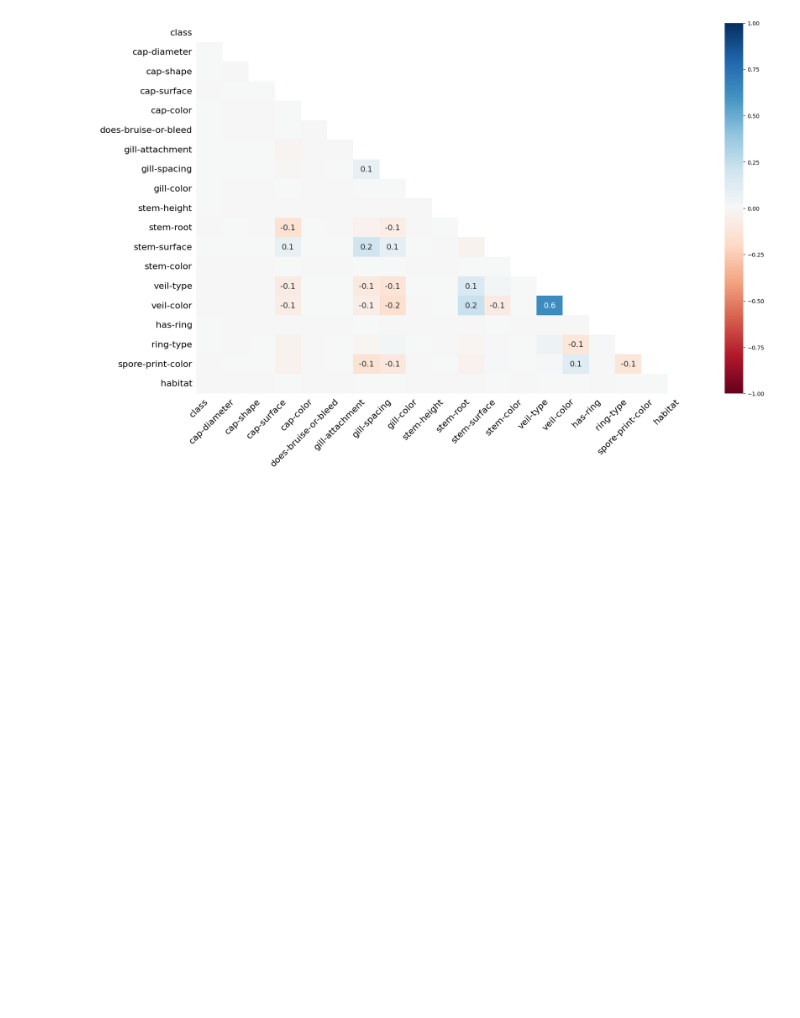
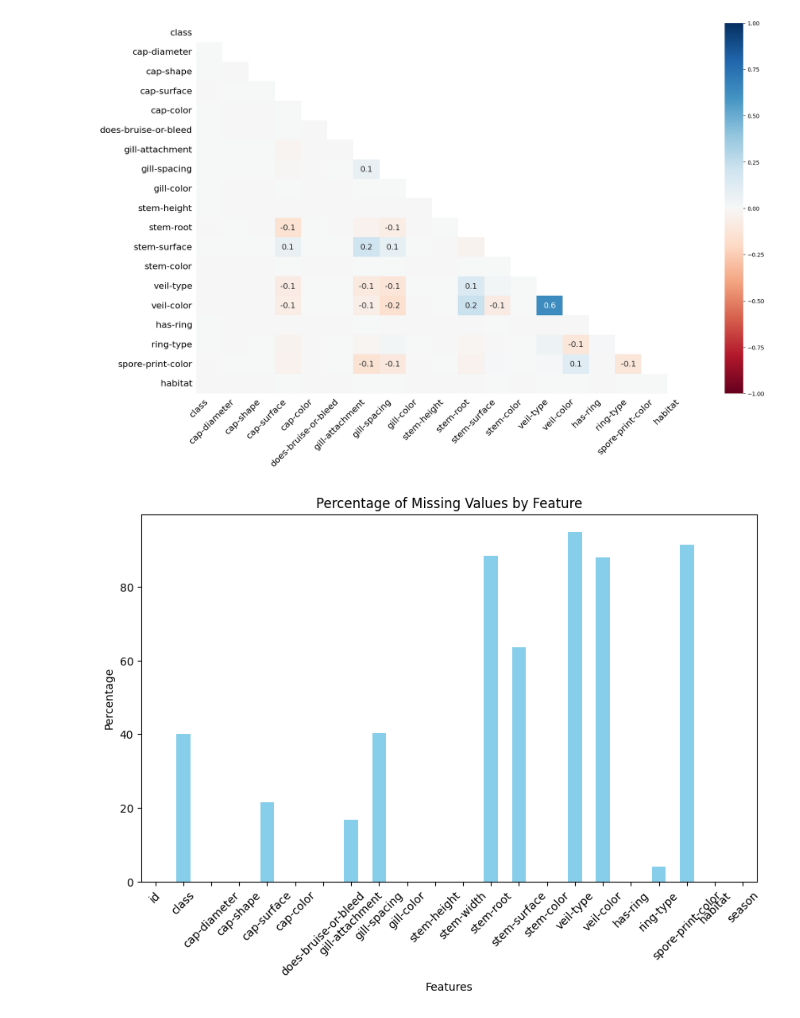
Before and after one commit to yashksaini-coder/Binary-Prediction-of-Poisonous-Mushrooms, a Jupyter notebook: Binary-Prediction-XGB.ipynb, the cells around one changed output. Drawn from its saved outputs; the diff is of its cells as text; code cells hidden in the pictures; blank space fills up the shorter version.

```diff
--- a/Binary-Prediction-XGB.ipynb
+++ b/Binary-Prediction-XGB.ipynb
@@ -189,3 +189,16 @@ DataFrame Summary:
 [figure]
 <Figure size 1000x600 with 0 Axes>
 [figure]
+# %%
+# Calculate missing values
+missing_values = df.isnull().mean() * 100
+
+# Plot
+missing_values.plot(kind='bar', figsize=(10, 6), color='skyblue')
+plt.title('Percentage of Missing Values by Feature')
+plt.ylabel('Percentage')
+plt.xlabel('Features')
+plt.xticks(rotation=45)
+plt.show()
+# %% [output]
+[figure, added]
```
Also changed, not shown: parts of 12 cells of this notebook.
